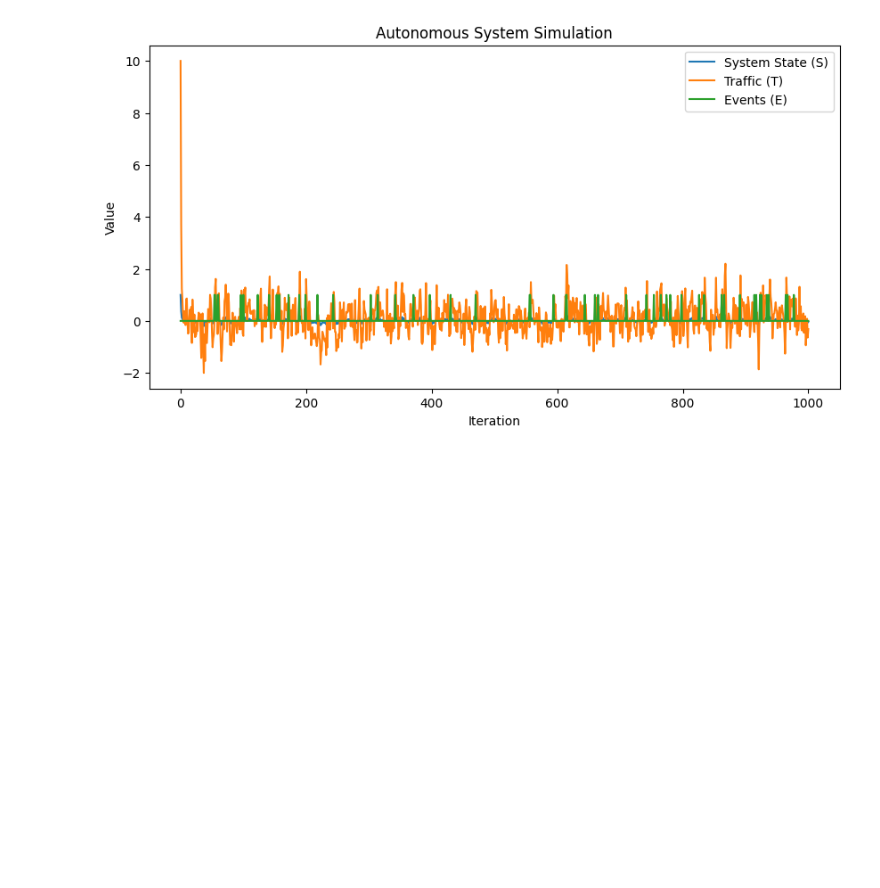
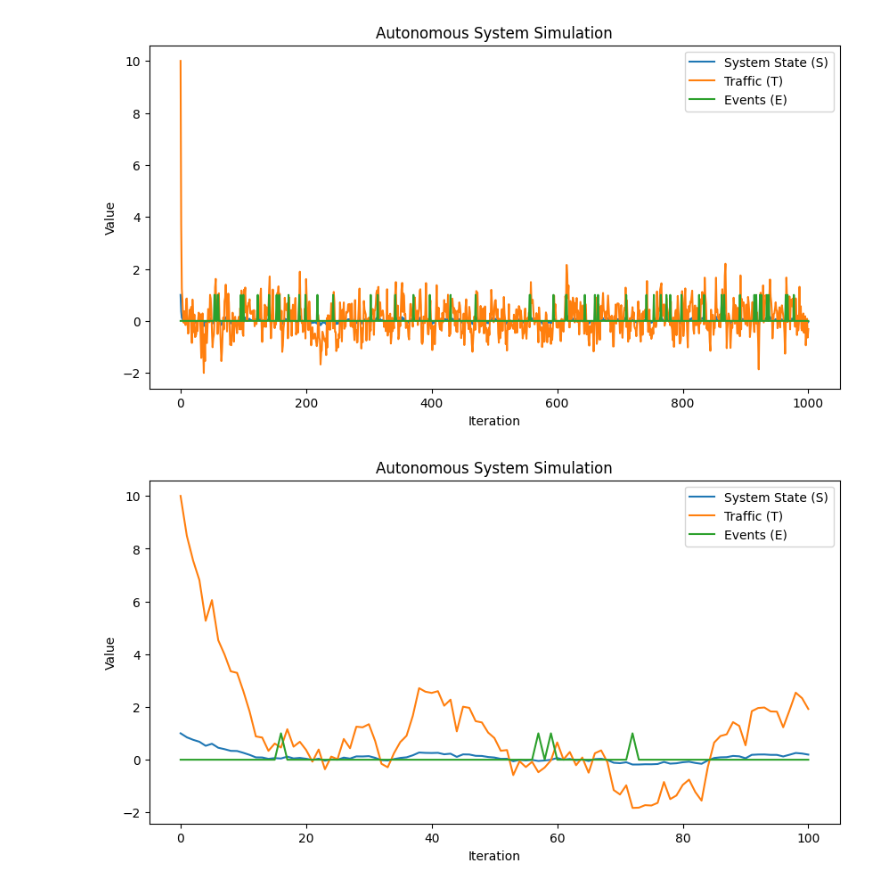
Before and after one commit to mngugi/Work_Book_Projects, a Jupyter notebook: simulation_sample.ipynb, the cells around one changed output. Saved outputs shown, nothing was run; the diff lists cells and outputs as text; code cells hidden in the pictures; blank space fills up the shorter version.

```diff
--- a/simulation_sample.ipynb
+++ b/simulation_sample.ipynb
@@ -49,3 +49,43 @@ plt.title('Autonomous System Simulation')
 plt.show()
 # %% [output]
 [figure]
+# %%
+import numpy as np
+import matplotlib.pyplot as plt
+
+# Define parameters for the model
+alpha = 0.9    # Parameter representing the normal operation efficiency
+beta = 0.1     # Parameter representing the impact of events on the system
+gamma = 0.05   # Parameter representing the randomness in the system
+iterations = 100  # Number of iterations for the simulation
+k = 10        # Scaling factor to convert system state to traffic
+
+# Initialize arrays to store the simulation results
+S = np.zeros(iterations + 1)  # Array to store the system state over iterations
+T = np.zeros(iterations + 1)  # Array to store the traffic data over iterations
+E = np.zeros(iterations + 1)  # Array to store the events over iterations
+epsilon = np.random.randn(iterations + 1)  # Array of random values for randomness
+
+# Set initial conditions for the simulation
+S[0] = 1  # Initial system state
+T[0] = S[0] * k  # Initial traffic data based on initial system state
+E[0] = 0  # Initial event state (no event)
+
+# Run the simulation loop for the specified number of iterations
+for n in range(iterations):
+    E[n+1] = np.random.choice([0, 1], p=[0.95, 0.05])  # Randomly determine if an event occurs
+    S[n+1] = alpha * S[n] + beta * E[n] + gamma * epsilon[n]  # Update system state
+    T[n+1] = S[n+1] * k  # Update traffic data based on new system state
+
+# Plot the results of the simulation
+plt.figure(figsize=(10, 5))
+plt.plot(S, label='System State (S)')  # Plot system state over iterations
+plt.plot(T, label='Traffic (T)')  # Plot traffic data over iterations
+plt.plot(E, label='Events (E)')  # Plot events over iterations
+plt.xlabel('Iteration')  # Label for x-axis
+plt.ylabel('Value')  # Label for y-axis
+plt.legend()  # Add legend to the plot
+plt.title('Autonomous System Simulation')  # Title for the plot
+plt.show()  # Display the plot
+# %% [output]
+[figure, added]
```
